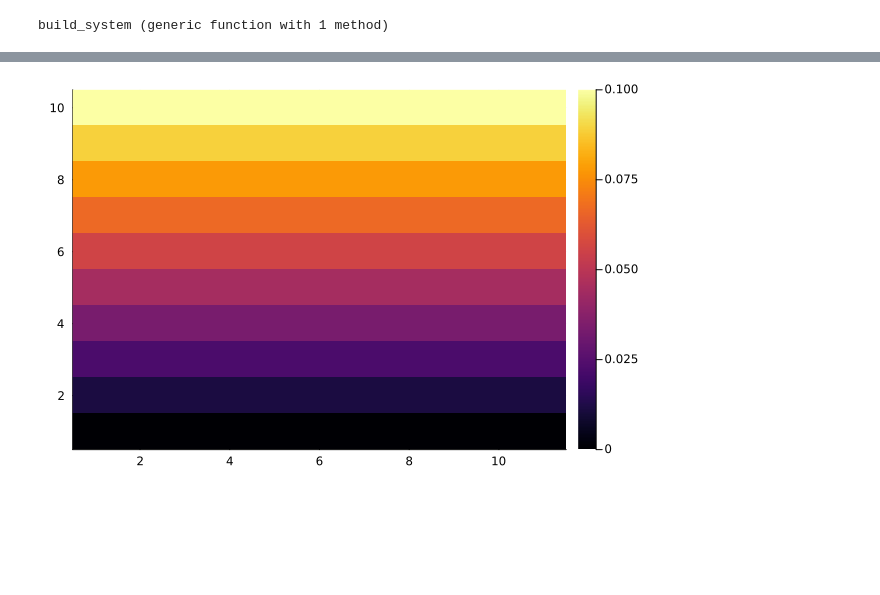
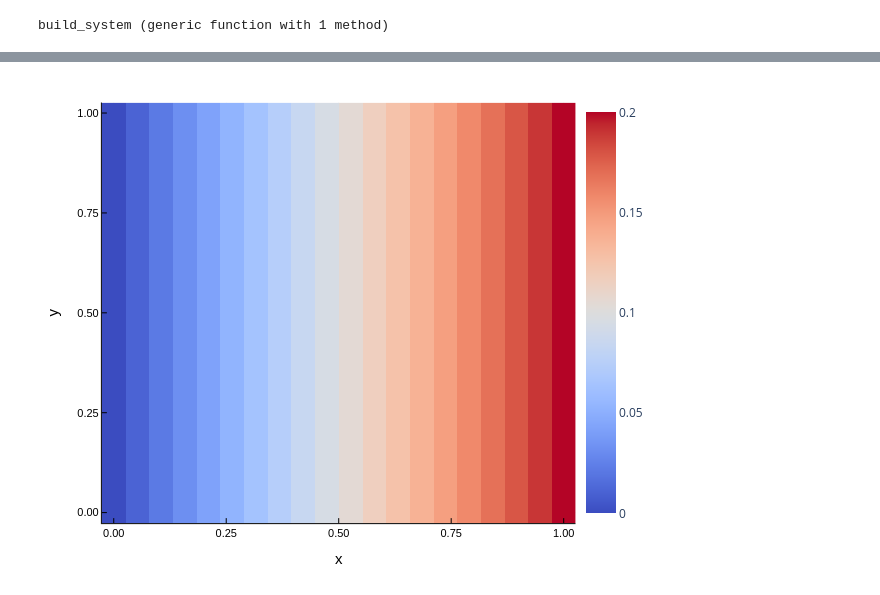
Before and after one commit to ThanasisGiannakopoulos/ice_modelling, a Jupyter notebook: notebooks/fracture/elastic/2d/test_operators.ipynb, the cells around one changed output, grey strips where cells are left out. Drawn from its saved outputs; the diff is of its cells as text; code cells hidden in the pictures; blank space fills up the shorter version.

```diff
--- a/notebooks/fracture/elastic/2d/test_operators.ipynb
+++ b/notebooks/fracture/elastic/2d/test_operators.ipynb
@@ -354,10 +393,11 @@ end
 build_system (generic function with 1 method)
 # %%
 p = Params(
-    λ = 0.2,
-    μ = 0.4,
-    Nx = 10,
-    Ny = 11,
+    y_BC="Neumann",
+    λ = 0.4,
+    μ = 0.2,
+    Nx = 20,
+    Ny = 20,
     max_iter = 1
 )
 # %% [output]
@@ -404,6 +449,6 @@ Q221,P221,Q222,P222 =
 # %%
 a1_left  = 0.0*ones(p.Ny)
-a1_right = 1e-1*ones(p.Ny)
+a1_right = 2*1e-1*ones(p.Ny)
 a2_left  = 0.0*ones(p.Ny)
 a2_right = 0*1e-1*ones(p.Ny)
 # %% [output]
@@ -480,9 +530,13 @@ sol = M \ b
 # %%
 Ntot = p.Nx*p.Ny
 a1sol = reshape(sol[1:Ntot], p.Nx, p.Ny)
-heatmap(a1sol)
+heatmap(x,y,a1sol',
+xlabel="x",
+ylabel="y",
+color=:coolwarm
+)
 # %% [output]
-[figure, old version]
+[figure, new version]
 # %%
 a1sol
 # %% [output]
```
Also changed, not shown: parts of 18 cells of this notebook.
